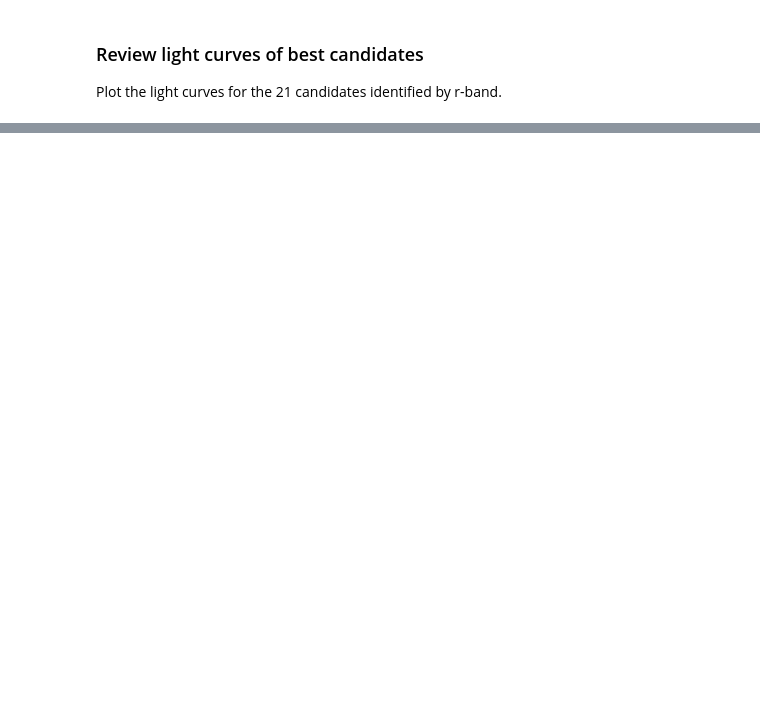
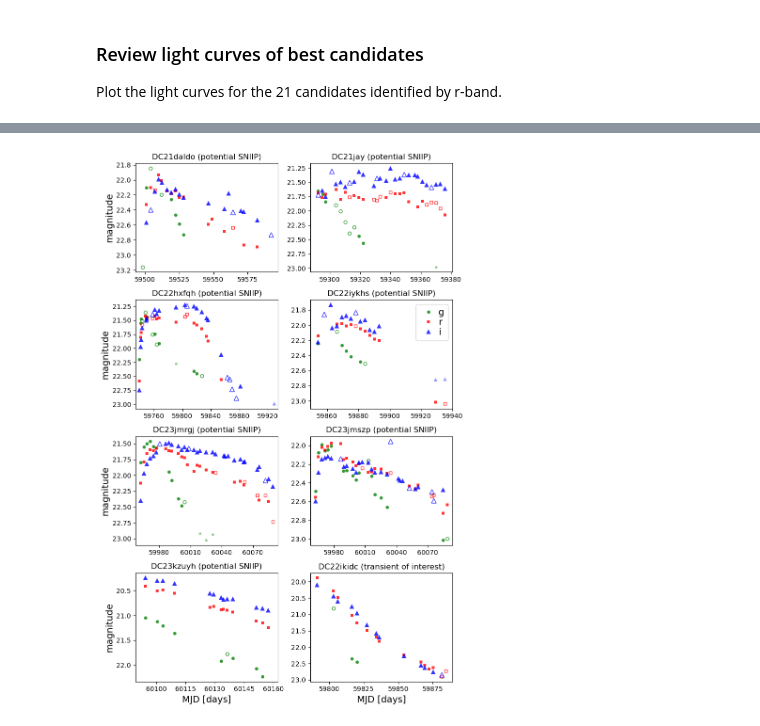
Before and after one commit to MelissaGraham/decam_ddf_tools, a Jupyter notebook: transients_science/SNIIP/1_find_potential_sniip.ipynb, the cells around one changed output, grey strips where cells are left out. Cells and saved outputs as stored; diff of their text form; code cells hidden in the pictures; blank space fills up the shorter version.

```diff
--- a/transients_science/SNIIP/1_find_potential_sniip.ipynb
+++ b/transients_science/SNIIP/1_find_potential_sniip.ipynb
@@ -338,7 +343,7 @@ There are three of the above that look like clear potential SNIIP:
 
 ### Write to file
 # %%
-psniip_list = np.asarray(['DC21jay', 'DC23jmrgj', 'DC23jmszp'], dtype='str')
+psniip_list = np.asarray(['DC21daldo', 'DC21jay', 'DC22hxfqh', 'DC22iykhs', 'DC23jmrgj', 'DC23jmszp', 'DC23kzuyh'], dtype='str')
 fout = open('potential_sniip_list.dat', 'w')
 fout.write('# Melissa Graham, 1_find_potential_sniip.ipynb \n')
 fout.write('# UTC = ' + str(datetime.datetime.now()) + ' \n')
@@ -374,0 +386,50 @@ fout.close()
+# %%
+plot_list = np.asarray(['DC21daldo', 'DC21jay', 'DC22hxfqh', 'DC22iykhs',
+                        'DC23jmrgj', 'DC23jmszp', 'DC23kzuyh', 'DC22ikidc'], dtype='str')
+
+nrow = 4
+ncol = 2
+fig, ax = plt.subplots( nrow, ncol, figsize=(8, 12), sharex=False, sharey=False )
+
+x = 0
+for i in range(nrow):
+    ax[i, 0].set_ylabel('magnitude', fontsize=14)
+    for j in range(ncol):
+        candid = plot_list[x]
+        for f,filt in enumerate(all_filters):
+            cx0 = np.where((candLC_candid == candid) & \
+                           (candLC_filter == filt) & (candLC_mrb > 0.4))[0]
+            cx1 = np.where((candLC_candid == candid) & \
+                           (candLC_filter == filt) & (candLC_mrb <= 0.4) & (candLC_lef == 0))[0]
+            cx2 = np.where((candLC_candid == candid) & \
+                           (candLC_filter == filt) & (candLC_mrb <= 0.4) & (candLC_lef == 1))[0]
+            ax[i, j].plot(candLC_mjd[cx0], candLC_mag[cx0],
+                         all_fshapes[f], ms=all_fsizes[f], mew=0, alpha=0.8, color=all_fcolors[f], label=filt)
+            ax[i, j].plot(candLC_mjd[cx1], candLC_mag[cx1],
+                         all_fshapes[f], ms=all_fsizes[f], mew=1, alpha=0.8, color='none', mec=all_fcolors[f])
+            ax[i, j].plot(candLC_mjd[cx2], candLC_mag[cx2],
+                         all_fshapes[f], ms=all_fsizes[f]-1, mew=0, alpha=0.4, color=all_fcolors[f])
+
+        cx = np.where(candLC_candid == candid)[0]
+        xmin = np.min(candLC_mjd[cx])
+        xmax = np.max(candLC_mjd[cx])
+        ax[i, j].invert_yaxis()
+        ax[i, j].set_xlim([xmin-5, xmax+5])
+        del xmin, xmax
+        temp = candid + ' (potential SNIIP)'
+        if candid == 'DC22ikidc':
+            temp = candid + ' (transient of interest)'
+        ax[i, j].set_title(temp)
+        del temp
+        ax[i, j].xaxis.set_major_locator(plt.MaxNLocator(5))
+        x += 1
+
+ax[1, 1].legend(loc='upper right', labelspacing=0.1, handletextpad=0.1, fontsize=14)
+for j in range(ncol):
+    ax[nrow-1, j].set_xlabel('MJD [days]', fontsize=14)
+
+plt.tight_layout()
+plt.savefig('plots/potential_sniip')
+plt.show()
+# %% [output]
+[figure, added]
```
Also changed, not shown: parts of 7 cells of this notebook, 2 other files.
